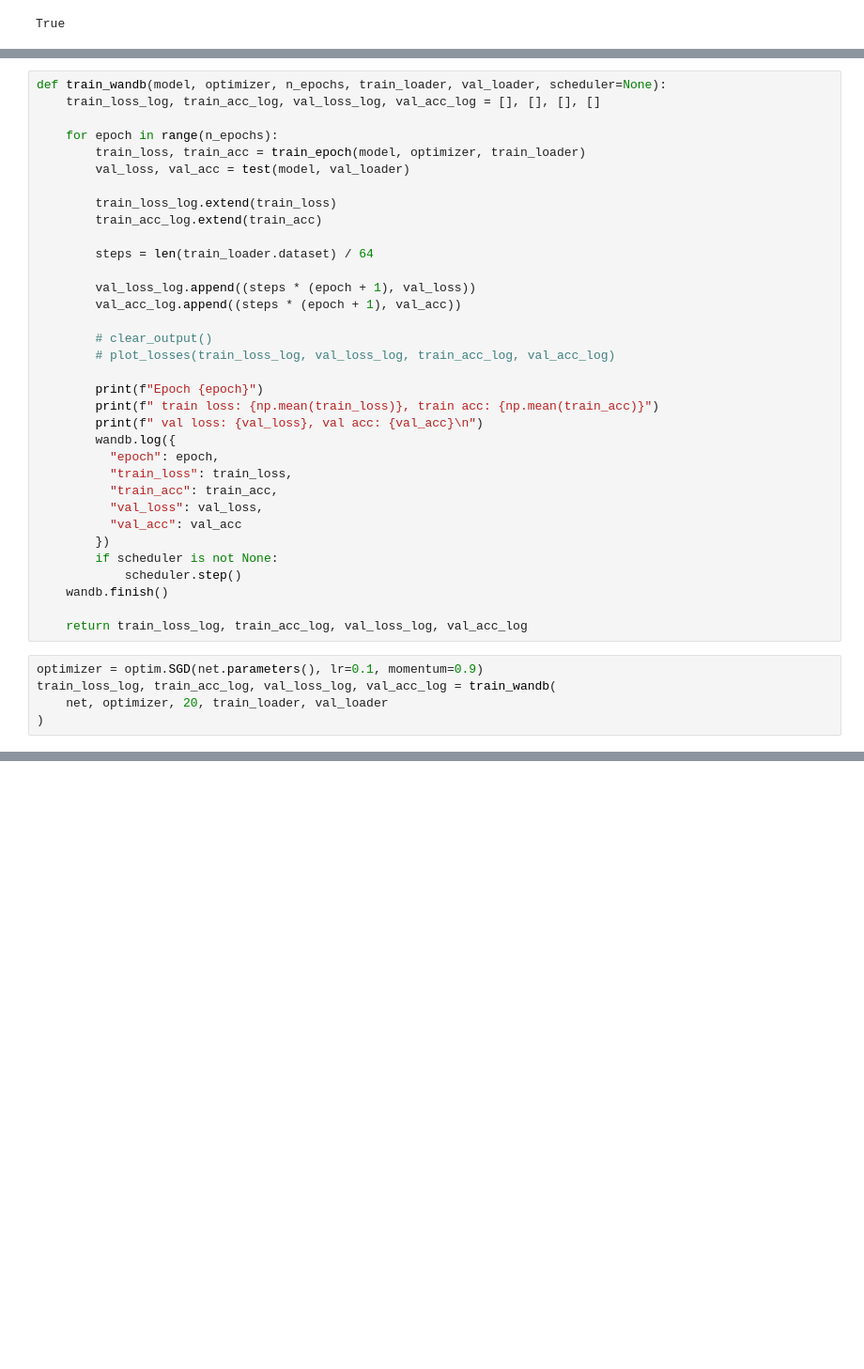
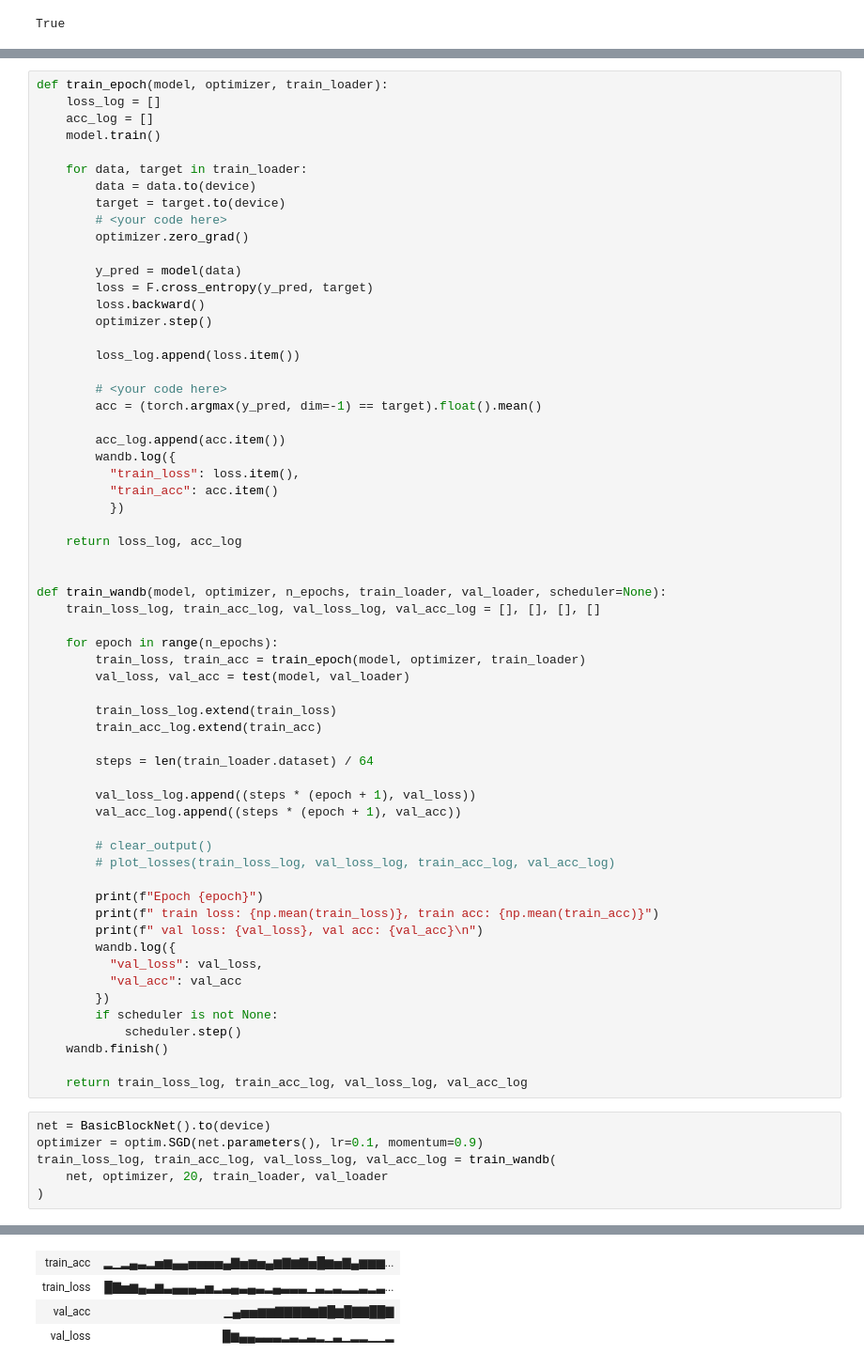
Before and after one commit to MoiseevRoman/dl-course-hse-masters, a Jupyter notebook: homeworks/HW2/HW2.ipynb, the cells around one changed output, grey strips where cells are left out. Shown at 94% size. Cells and saved outputs as stored; diff of their text form; blank space fills up the shorter version.

```diff
--- a/homeworks/HW2/HW2.ipynb
+++ b/homeworks/HW2/HW2.ipynb
@@ -682,4 +698,34 @@ View run at https://wandb.ai/moiseevroman-hse-university/cifar10-cnn/runs/bbvepe
 # %%
+def train_epoch(model, optimizer, train_loader):
+    loss_log = []
+    acc_log = []
+    model.train()
+
+    for data, target in train_loader:
+        data = data.to(device)
+        target = target.to(device)
+        # <your code here>
+        optimizer.zero_grad()
+
+        y_pred = model(data)
+        loss = F.cross_entropy(y_pred, target)
+        loss.backward()
+        optimizer.step()
+
+        loss_log.append(loss.item())
+
+        # <your code here>
+        acc = (torch.argmax(y_pred, dim=-1) == target).float().mean()
+
+        acc_log.append(acc.item())
+        wandb.log({
+          "train_loss": loss.item(),
+          "train_acc": acc.item()
+          })
+
+    return loss_log, acc_log
+
+
 def train_wandb(model, optimizer, n_epochs, train_loader, val_loader, scheduler=None):
     train_loss_log, train_acc_log, val_loss_log, val_acc_log = [], [], [], []
 
@@ -702,9 +748,6 @@ def train_wandb(model, optimizer, n_epochs, train_loader, val_loader, scheduler=
         print(f" train loss: {np.mean(train_loss)}, train acc: {np.mean(train_acc)}")
         print(f" val loss: {val_loss}, val acc: {val_acc}\n")
         wandb.log({
-          "epoch": epoch,
-          "train_loss": train_loss,
-          "train_acc": train_acc,
           "val_loss": val_loss,
           "val_acc": val_acc
         })
@@ -714,6 +757,7 @@ def train_wandb(model, optimizer, n_epochs, train_loader, val_loader, scheduler=
 
     return train_loss_log, train_acc_log, val_loss_log, val_acc_log
 # %%
+net = BasicBlockNet().to(device)
 optimizer = optim.SGD(net.parameters(), lr=0.1, momentum=0.9)
 train_loss_log, train_acc_log, val_loss_log, val_acc_log = train_wandb(
     net, optimizer, 20, train_loader, val_loader
@@ -732,0 +785,4 @@ Epoch 2
+| train_acc | ▂▁▂▄▃▂▅▆▄▄▅▅▅▅▄▇▅▆▅▄▆▇▆▇▅█▆▅▇▄▆▆▆... |
+| train_loss | █▇▅▆▄▃▆▃▄▄▄▃▅▂▃▄▃▄▃▂▄▃▃▃▁▃▂▃▂▂▃▂▃... |
+| val_acc | ▁▄▅▅▆▆▇▇▇▇▆▇█▆█▇▇██▇ |
+| val_loss | █▆▄▄▃▃▃▂▃▂▃▂▁▃▁▂▂▁▁▂ |
```
Also changed, not shown: parts of 3 cells of this notebook.
